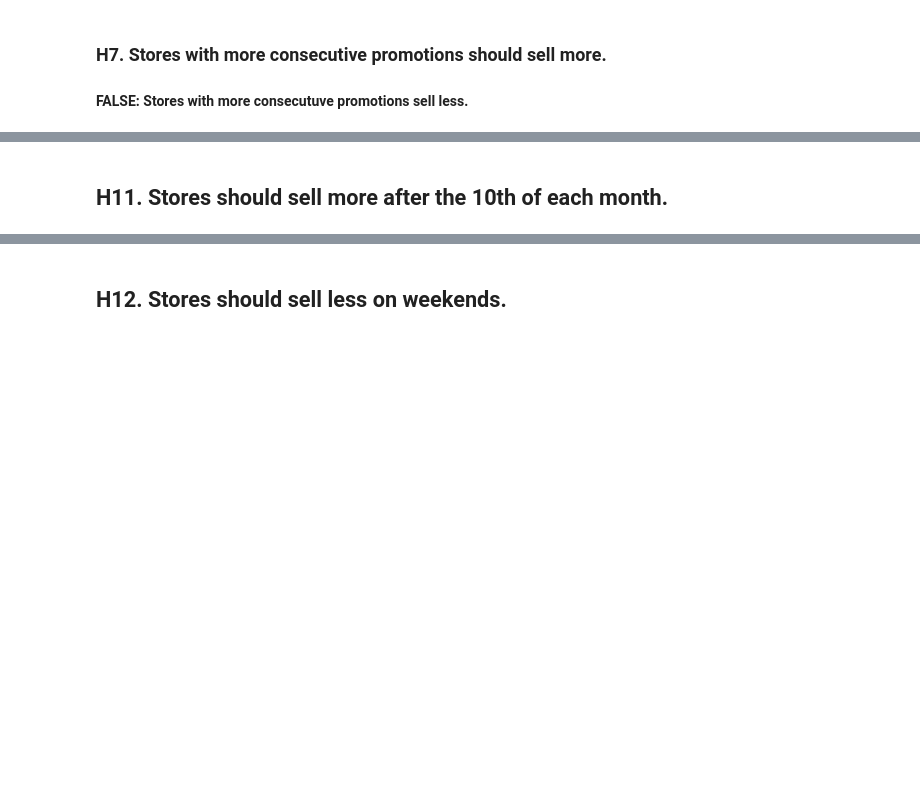
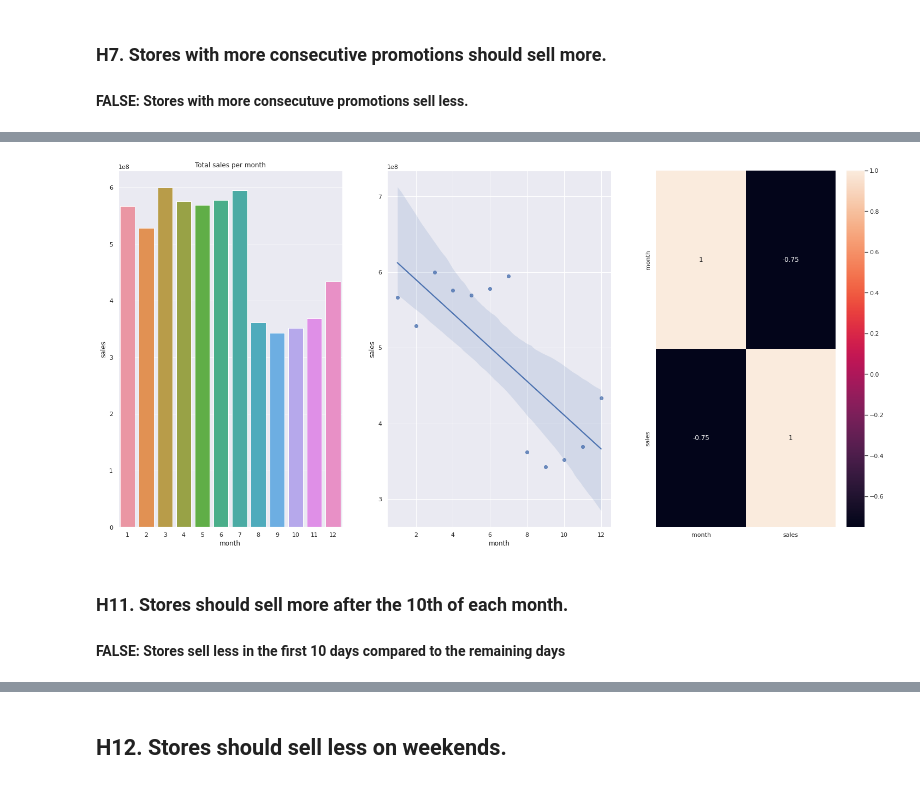
Before and after one commit to luanjesus/rossmann_store_sales_prediction, a Jupyter notebook: exploratory_data_analysis.ipynb, the cells around one changed output, grey strips where cells are left out. Saved outputs shown, nothing was run; the diff lists cells and outputs as text; code cells hidden in the pictures; blank space fills up the shorter version.

```diff
--- a/exploratory_data_analysis.ipynb
+++ b/exploratory_data_analysis.ipynb
@@ -690,2 +729,19 @@ ax.legend(labels=['Traditional and Extended', 'Extended'])
+# %%
+aux1 = df5[['month', 'sales']].groupby('month').sum().reset_index()
+
+plt.subplot(1,3,1)
+sns.barplot(x='month', y='sales', data=aux1)
+plt.title('Total sales per month');
+
+
+plt.subplot(1,3,2)
+sns.regplot(x='month', y='sales', data=aux1)
+
+plt.subplot(1,3,3)
+sns.heatmap(aux1.corr(method='pearson'), annot=True);
+# %% [output]
+[figure, added]
 # %% [markdown]
-## **H11.** Stores should sell more after the 10th of each month.
+### **H11.** Stores should sell more after the 10th of each month.
+
+#### FALSE: Stores sell less in the first 10 days compared to the remaining days
```
Also changed, not shown: parts of 14 cells of this notebook.
